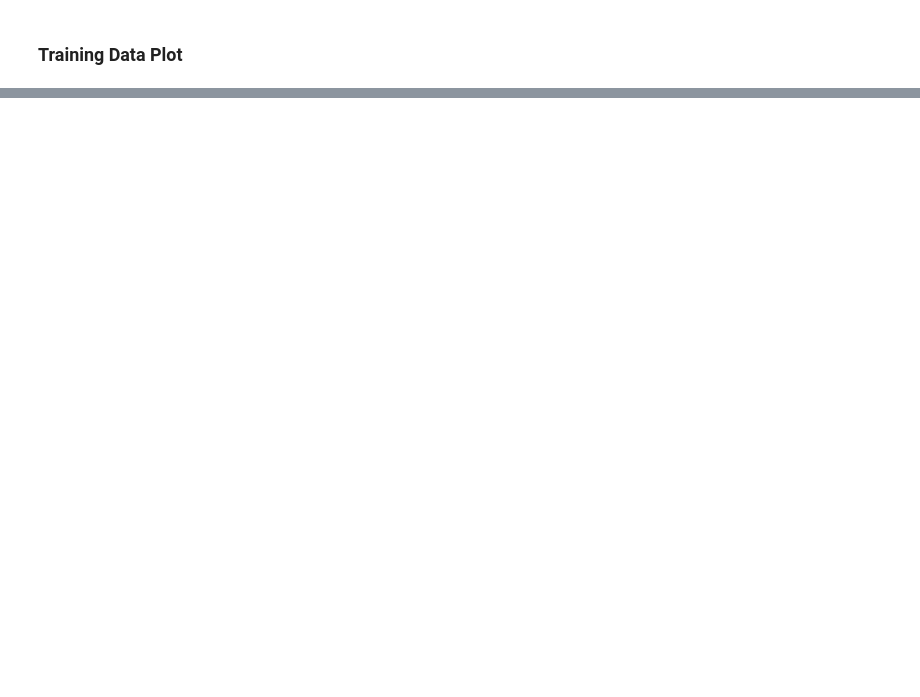
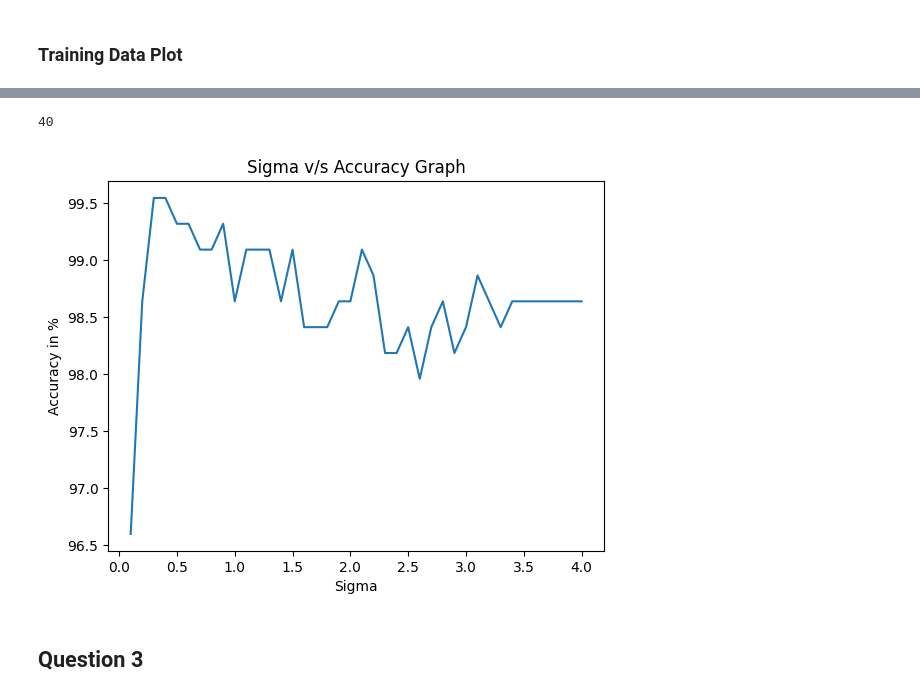
Before and after one commit to ursuladas/RBF_Network, a Jupyter notebook: A1_Q2.ipynb, the cells around one changed output, grey strips where cells are left out. Cells and saved outputs as stored; diff of their text form; code cells hidden in the pictures; blank space fills up the shorter version.

Commit message:
Added accuracy comp plot

```diff
--- a/A1_Q2.ipynb
+++ b/A1_Q2.ipynb
@@ -521,0 +417,10 @@ Accuracy: 98.4127%
+# %%
+len(accuracy_list_2)
+# %% [output]
+40
+# %%
+acc_plot(accuracy_list_2,sigma_list)
+# %% [output]
+[figure, added]
+# %% [markdown]
+## Question 3
```
Also changed, not shown: parts of 49 cells of this notebook.
